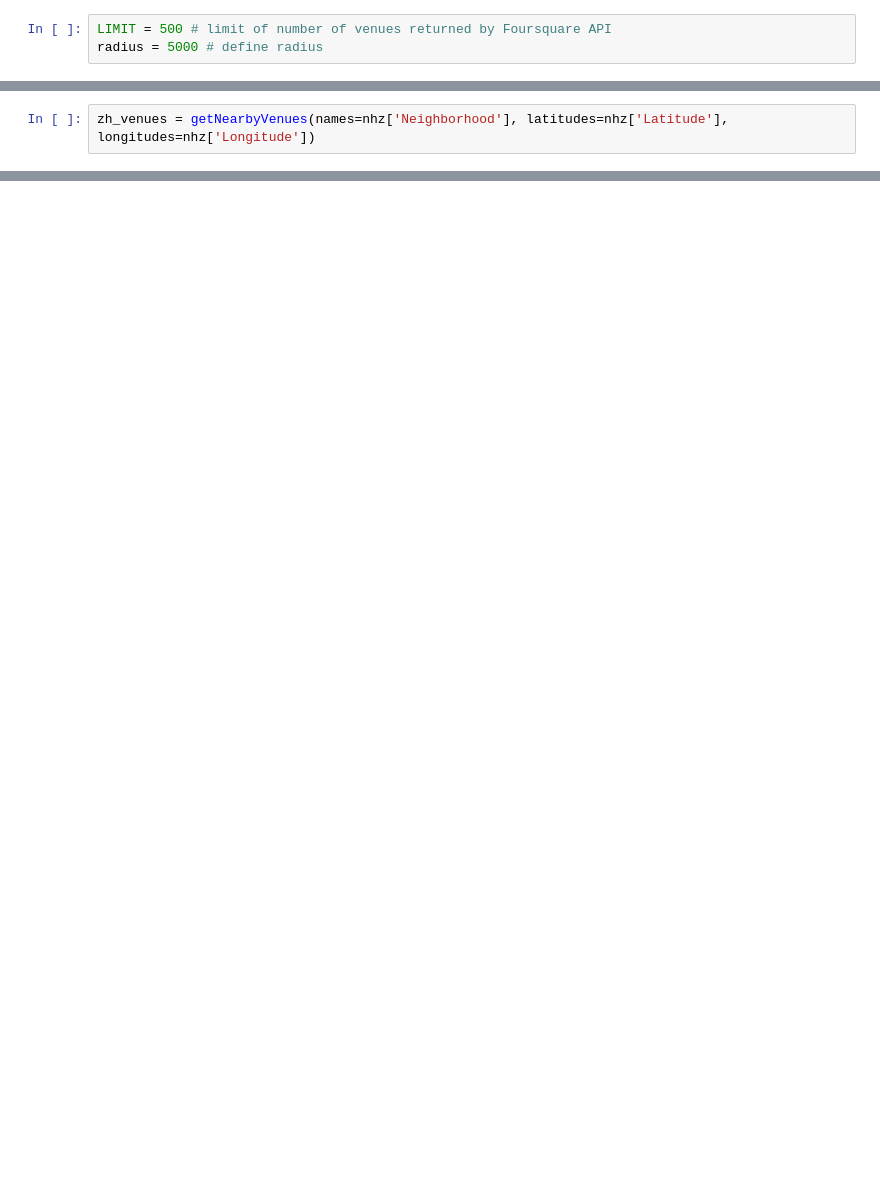
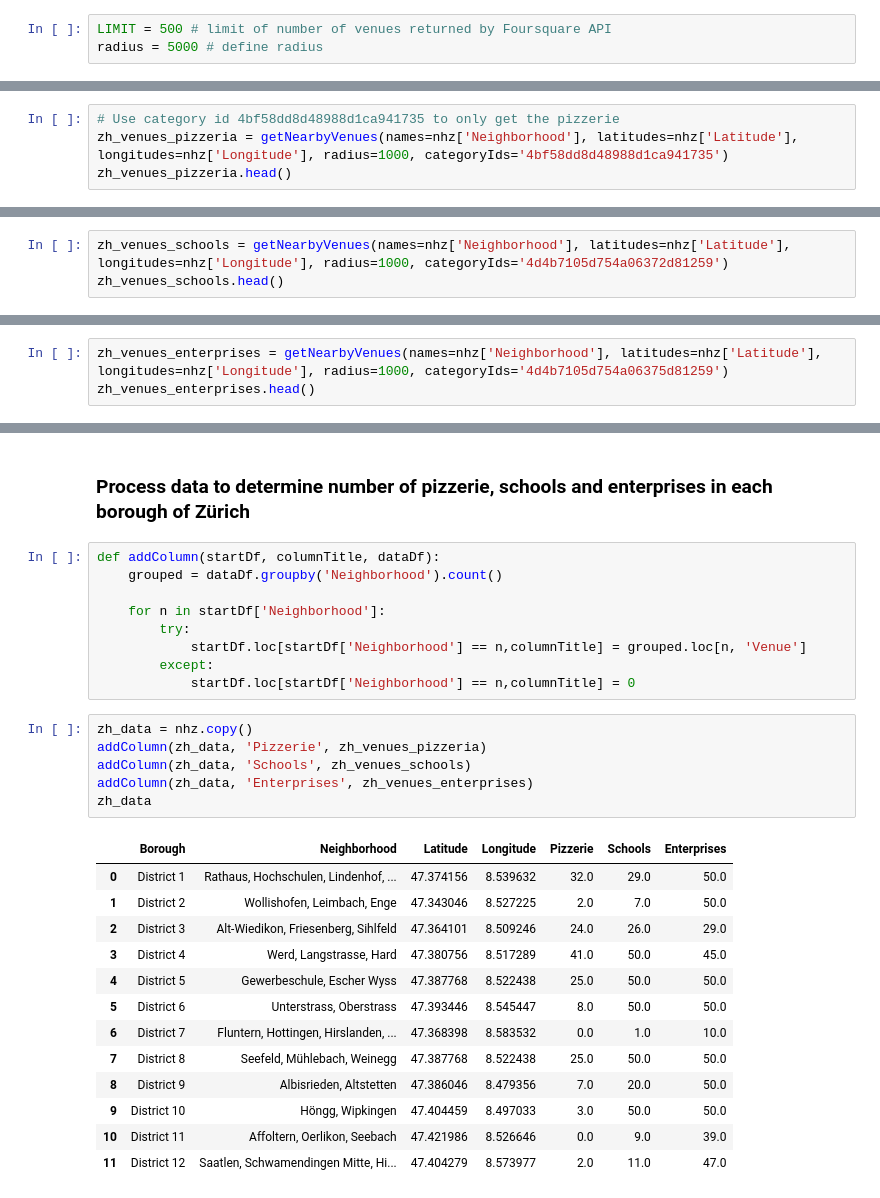
Before and after one commit to alidastgheib/coursera-capstone-project, a Jupyter notebook: Final project.ipynb, the cells around one changed output, grey strips where cells are left out. Cells and saved outputs as stored; diff of their text form; blank space fills up the shorter version.

```diff
--- a/Final project.ipynb
+++ b/Final project.ipynb
@@ -194,0 +290,4 @@ radius = 5000 # define radius
+# %%
+# Use category id 4bf58dd8d48988d1ca941735 to only get the pizzerie
+zh_venues_pizzeria = getNearbyVenues(names=nhz['Neighborhood'], latitudes=nhz['Latitude'], longitudes=nhz['Longitude'], radius=1000, categoryIds='4bf58dd8d48988d1ca941735')
+zh_venues_pizzeria.head()
@@ -195,2 +324,3 @@ radius = 5000 # define radius
 # %%
-zh_venues = getNearbyVenues(names=nhz['Neighborhood'], latitudes=nhz['Latitude'], longitudes=nhz['Longitude'])
+zh_venues_schools = getNearbyVenues(names=nhz['Neighborhood'], latitudes=nhz['Latitude'], longitudes=nhz['Longitude'], radius=1000, categoryIds='4d4b7105d754a06372d81259')
+zh_venues_schools.head()
@@ -245,0 +342,3 @@ neighborhoods_venues_sorted
+# %%
+zh_venues_enterprises = getNearbyVenues(names=nhz['Neighborhood'], latitudes=nhz['Latitude'], longitudes=nhz['Longitude'], radius=1000, categoryIds='4d4b7105d754a06375d81259')
+zh_venues_enterprises.head()
@@ -245,0 +358,31 @@ neighborhoods_venues_sorted
+# %% [markdown]
+### Process data to determine number of pizzerie, schools and enterprises in each borough of Zürich
+# %%
+def addColumn(startDf, columnTitle, dataDf):
+    grouped = dataDf.groupby('Neighborhood').count()
+
+    for n in startDf['Neighborhood']:
+        try:
+            startDf.loc[startDf['Neighborhood'] == n,columnTitle] = grouped.loc[n, 'Venue']
+        except:
+            startDf.loc[startDf['Neighborhood'] == n,columnTitle] = 0
+# %%
+zh_data = nhz.copy()
+addColumn(zh_data, 'Pizzerie', zh_venues_pizzeria)
+addColumn(zh_data, 'Schools', zh_venues_schools)
+addColumn(zh_data, 'Enterprises', zh_venues_enterprises)
+zh_data
+# %% [output]
+|  | Borough | Neighborhood | Latitude | Longitude | Pizzerie | Schools | Enterprises |
+| 0 | District 1 | Rathaus, Hochschulen, Lindenhof, ... | 47.374156 | 8.539632 | 32.0 | 29.0 | 50.0 |
+| 1 | District 2 | Wollishofen, Leimbach, Enge | 47.343046 | 8.527225 | 2.0 | 7.0 | 50.0 |
+| 2 | District 3 | Alt-Wiedikon, Friesenberg, Sihlfeld | 47.364101 | 8.509246 | 24.0 | 26.0 | 29.0 |
+| 3 | District 4 | Werd, Langstrasse, Hard | 47.380756 | 8.517289 | 41.0 | 50.0 | 45.0 |
+| 4 | District 5 | Gewerbeschule, Escher Wyss | 47.387768 | 8.522438 | 25.0 | 50.0 | 50.0 |
+| 5 | District 6 | Unterstrass, Oberstrass | 47.393446 | 8.545447 | 8.0 | 50.0 | 50.0 |
+| 6 | District 7 | Fluntern, Hottingen, Hirslanden, ... | 47.368398 | 8.583532 | 0.0 | 1.0 | 10.0 |
+| 7 | District 8 | Seefeld, Mühlebach, Weinegg | 47.387768 | 8.522438 | 25.0 | 50.0 | 50.0 |
+| 8 | District 9 | Albisrieden, Altstetten | 47.386046 | 8.479356 | 7.0 | 20.0 | 50.0 |
+| 9 | District 10 | Höngg, Wipkingen | 47.404459 | 8.497033 | 3.0 | 50.0 | 50.0 |
+| 10 | District 11 | Affoltern, Oerlikon, Seebach | 47.421986 | 8.526646 | 0.0 | 9.0 | 39.0 |
+| 11 | District 12 | Saatlen, Schwamendingen Mitte, Hi... | 47.404279 | 8.573977 | 2.0 | 11.0 | 47.0 |
```
Also changed, not shown: parts of 43 cells of this notebook.
